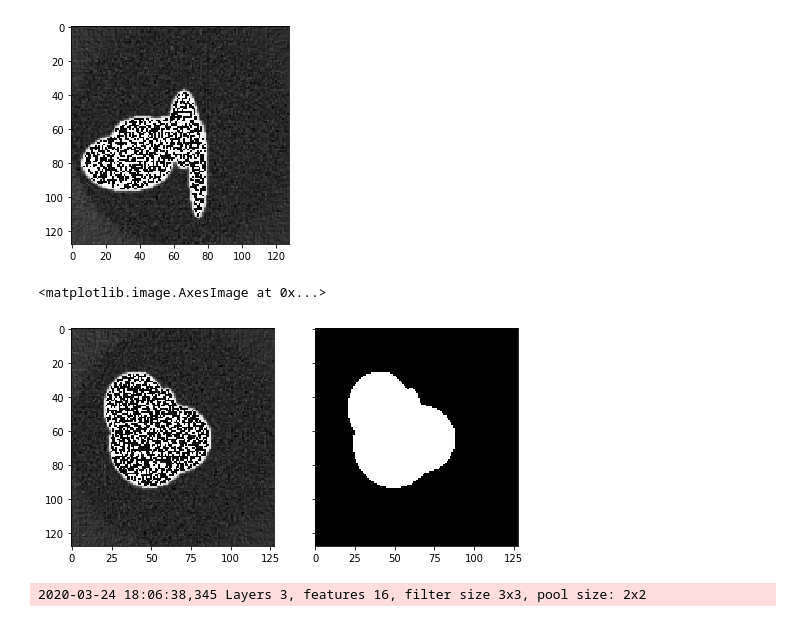
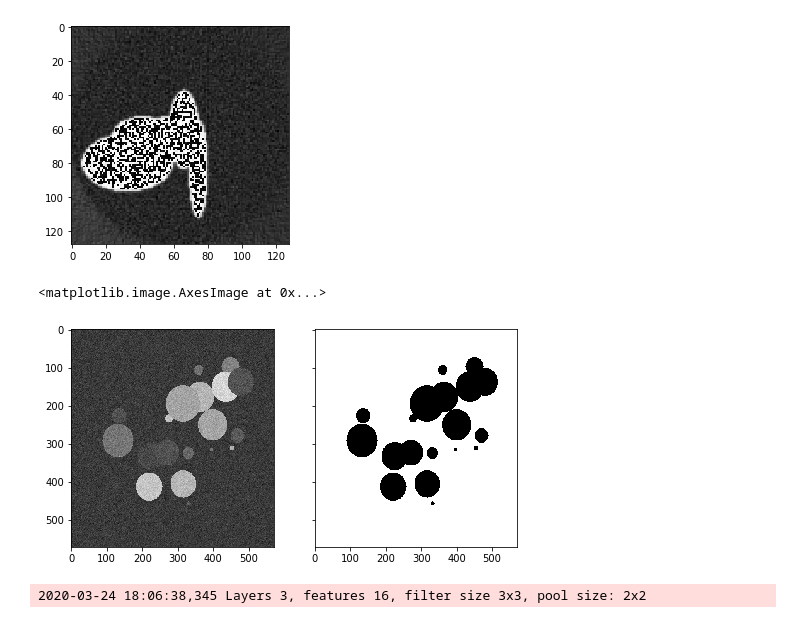
Before and after one commit to adamnpeace/dlip-project-cs31, a Jupyter notebook: FBP_CONVNET.ipynb, the cells around one changed output. Cells and saved outputs as stored; diff of their text form; code cells hidden in the pictures.

```diff
--- a/FBP_CONVNET.ipynb
+++ b/FBP_CONVNET.ipynb
@@ -104,20 +104,20 @@ from tf_unet import util
 # %%
 nx = 572
 ny = 572
 
 generator = image_gen.GrayScaleDataProvider(nx, ny, cnt=20)
 
 x_test, y_test = generator(1)
 
 x_test.shape
 
 fig, ax = plt.subplots(1,2, sharey=True, figsize=(8,4))
 plt.gray()
-ax[0].imshow(x_test_fbp[2,...,0],aspect="auto")
-ax[1].imshow(y_test_fbp[2,...,0], aspect="auto")
+ax[0].imshow(x_test[0,...,0],aspect="auto")
+ax[1].imshow(y_test[0,...,0], aspect="auto")
 # %% [output]
 <matplotlib.image.AxesImage at 0x...>
-[figure, old version]
+[figure, new version]
 # %%
 net = unet.Unet(channels=generator.channels, n_class=generator.n_class, layers=3, features_root=16)
 trainer = unet.Trainer(net, optimizer="momentum", opt_kwargs=dict(momentum=0.2))
```
Also changed, not shown: parts of 8 cells of this notebook.
